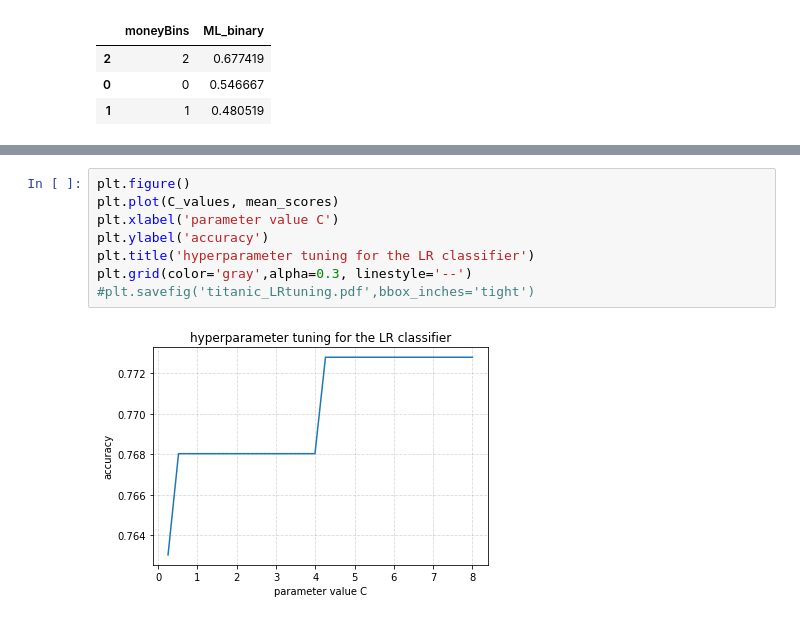
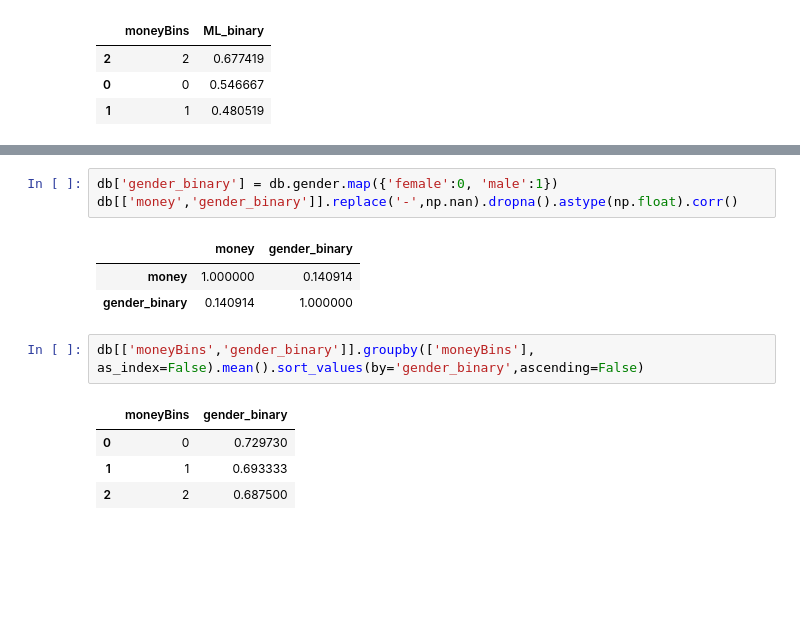
Before and after one commit to FionaLippert/DataMining, a Jupyter notebook: data_plotting.ipynb, the cells around one changed output, grey strips where cells are left out. Drawn from its saved outputs; the diff is of its cells as text; blank space fills up the shorter version.

```diff
--- a/data_plotting.ipynb
+++ b/data_plotting.ipynb
@@ -572,10 +492,14 @@ mean =  0.7727944862155389 , std =  0.07779047418955913
-# %%
-plt.figure()
-plt.plot(C_values, mean_scores)
-plt.xlabel('parameter value C')
-plt.ylabel('accuracy')
-plt.title('hyperparameter tuning for the LR classifier')
-plt.grid(color='gray',alpha=0.3, linestyle='--')
-#plt.savefig('titanic_LRtuning.pdf',bbox_inches='tight')
-# %% [output]
-[figure, removed]
+# %%
+db['gender_binary'] = db.gender.map({'female':0, 'male':1})
+db[['money','gender_binary']].replace('-',np.nan).dropna().astype(np.float).corr()
+# %% [output]
+|  | money | gender_binary |
+| money | 1.000000 | 0.140914 |
+| gender_binary | 0.140914 | 1.000000 |
+# %%
+db[['moneyBins','gender_binary']].groupby(['moneyBins'], as_index=False).mean().sort_values(by='gender_binary',ascending=False)
+# %% [output]
+|  | moneyBins | gender_binary |
+| 0 | 0 | 0.729730 |
+| 1 | 1 | 0.693333 |
+| 2 | 2 | 0.687500 |
```
Also changed, not shown: parts of 11 cells of this notebook.
